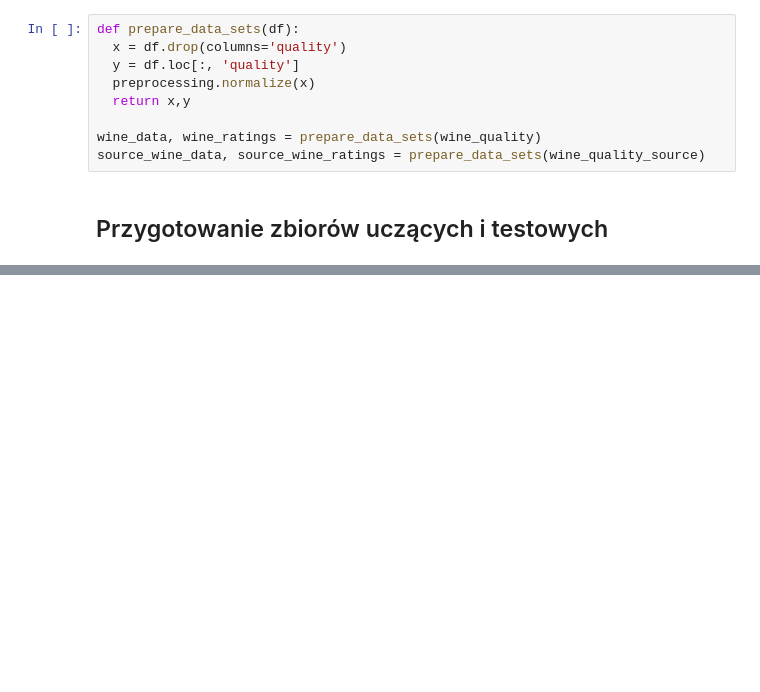
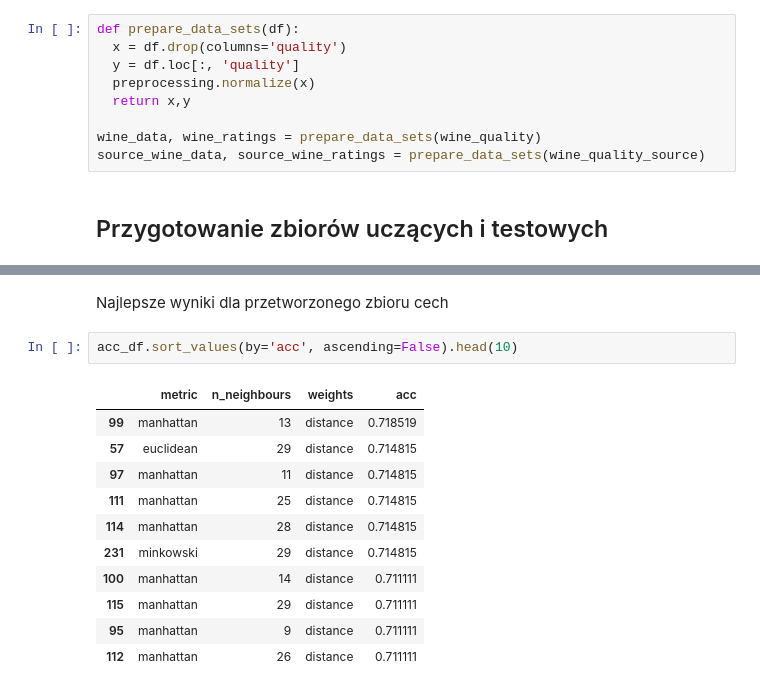
Before and after one commit to lynxoo/dmi_ue_wro, a Jupyter notebook: zad_Lab_3.ipynb, the cells around one changed output, grey strips where cells are left out. Saved outputs shown, nothing was run; the diff lists cells and outputs as text; blank space fills up the shorter version.

```diff
--- a/zad_Lab_3.ipynb
+++ b/zad_Lab_3.ipynb
@@ -394,0 +415,16 @@ The accuracy of the KNN for metric: minkowski and n_neighbours: 18 is 0.52366863
+# %% [markdown]
+Najlepsze wyniki dla przetworzonego zbioru cech
+# %%
+acc_df.sort_values(by='acc', ascending=False).head(10)
+# %% [output]
+|  | metric | n_neighbours | weights | acc |
+| 99 | manhattan | 13 | distance | 0.718519 |
+| 57 | euclidean | 29 | distance | 0.714815 |
+| 97 | manhattan | 11 | distance | 0.714815 |
+| 111 | manhattan | 25 | distance | 0.714815 |
+| 114 | manhattan | 28 | distance | 0.714815 |
+| 231 | minkowski | 29 | distance | 0.714815 |
+| 100 | manhattan | 14 | distance | 0.711111 |
+| 115 | manhattan | 29 | distance | 0.711111 |
+| 95 | manhattan | 9 | distance | 0.711111 |
+| 112 | manhattan | 26 | distance | 0.711111 |
```
Also changed, not shown: parts of 15 cells of this notebook.
